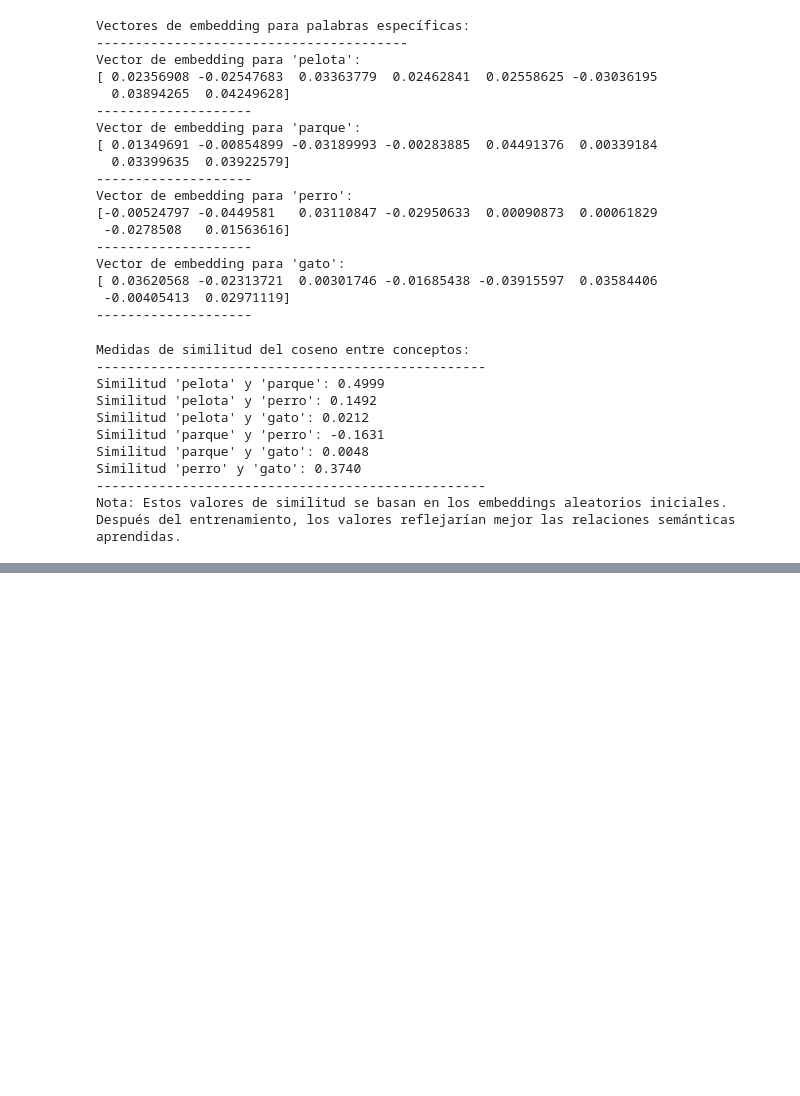
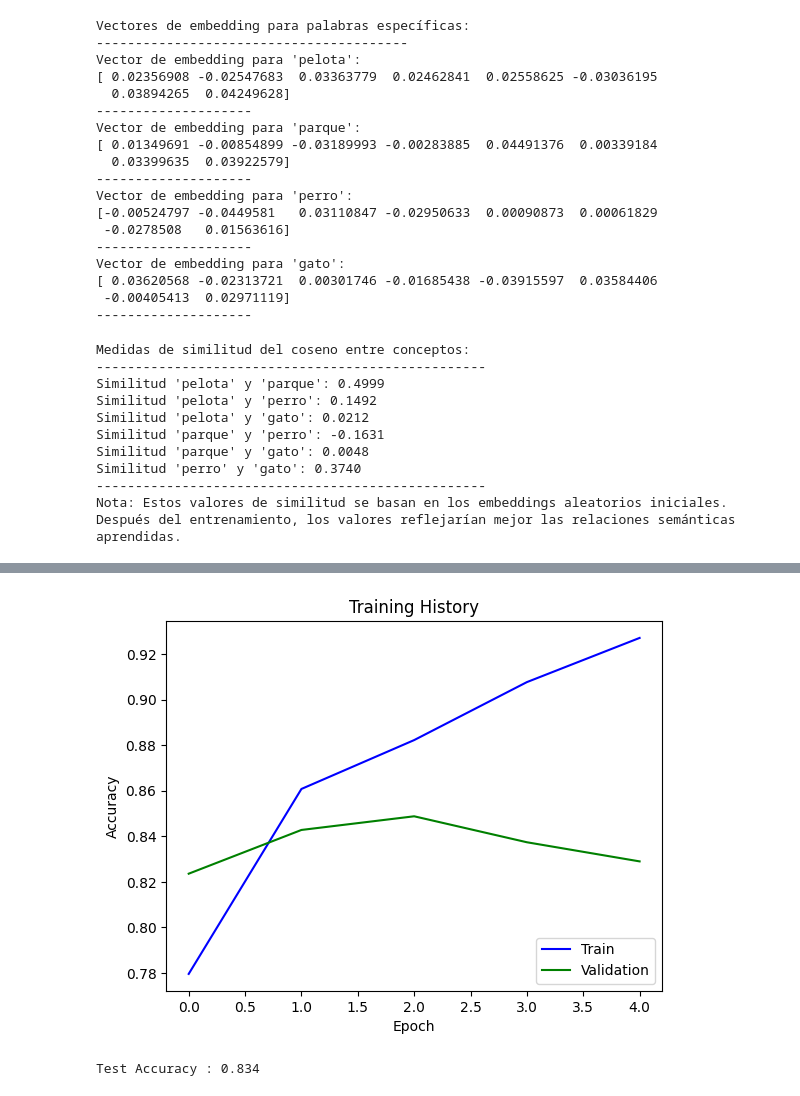
Before and after one commit to davidlealo/sic_ai_2025_sept, a Jupyter notebook: 4_pnl/clase_30.ipynb, the cells around one changed output, grey strips where cells are left out. Drawn from its saved outputs; the diff is of its cells as text; code cells hidden in the pictures; blank space fills up the shorter version.

```diff
--- a/4_pnl/clase_30.ipynb
+++ b/4_pnl/clase_30.ipynb
@@ -326,0 +1311,6 @@ Nota: Estos valores de similitud se basan en los embeddings aleatorios iniciales
+# %%
+# LSTM network model.
+my_model = Sequential()
+my_model.add(Embedding(n_words, n_input))           # n_words = vocabulary size, n_input = dimension of the embedding space.
+my_model.add(LSTM(units=n_neurons, return_sequences=False, input_shape=(None, n_input), activation='tanh'))
+my_model.add(Dense(1, activation='sigmoid'))    # Binary output!!!
@@ -326,0 +1334,10 @@ Nota: Estos valores de similitud se basan en los embeddings aleatorios iniciales
+# %%
+n_epochs = 5                      # Number of epochs.
+batch_size = 50                    # Size of each batch.
+learn_rate = 0.002                 # learning rate.
+# %%
+# Optimizer and compilation.
+my_optimizer=Adam(learning_rate=learn_rate)
+my_model.compile(loss = "binary_crossentropy", optimizer = my_optimizer, metrics=["accuracy"])
+# %%
+my_summary = my_model.fit(X_train, y_train, epochs=n_epochs, batch_size = batch_size, validation_split=0.2, verbose = 1)
@@ -326,0 +1355,15 @@ Nota: Estos valores de similitud se basan en los embeddings aleatorios iniciales
+# %%
+plt.plot(my_summary.history['accuracy'], c="b")
+plt.plot(my_summary.history['val_accuracy'], c="g")
+plt.title('Training History')
+plt.ylabel('Accuracy')
+plt.xlabel('Epoch')
+plt.legend(['Train', 'Validation'], loc='lower right')
+plt.show()
+# %% [output]
+[figure, added]
+# %%
+ACC = my_model.evaluate(X_test, y_test, verbose=0)[1]
+print("Test Accuracy : {}".format(np.round(ACC,3)))
+# %% [output]
+Test Accuracy : 0.834
```
Also changed, not shown: parts of 82 cells of this notebook.
